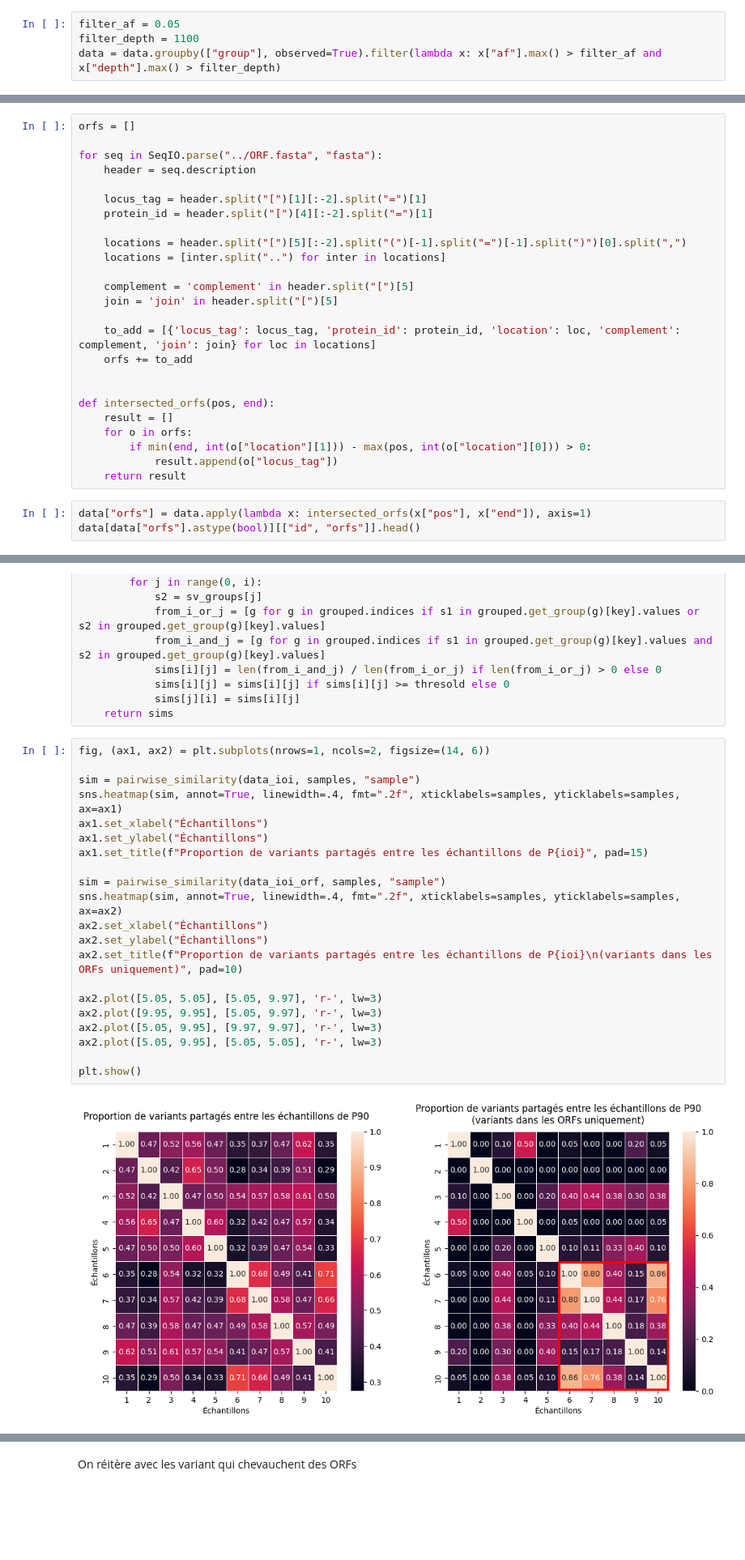
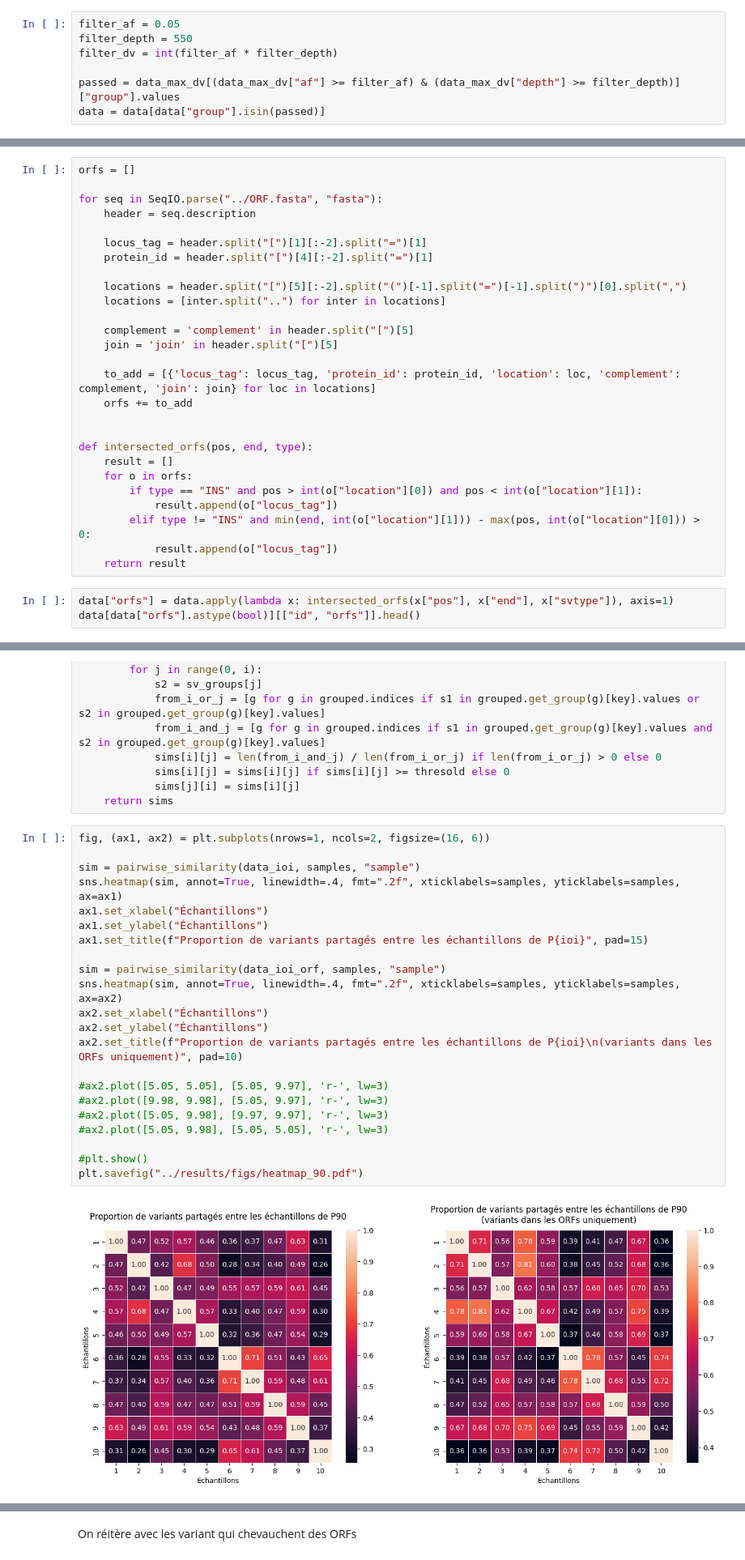
Before and after one commit to Tara-Guillorit/TP-BILL, a Jupyter notebook: src/analyse.ipynb, the cells around one changed output, grey strips where cells are left out. Shown at 81% size. Cells and saved outputs as stored; diff of their text form; blank space fills up the shorter version.

```diff
--- a/src/analyse.ipynb
+++ b/src/analyse.ipynb
@@ -153,9 +184,12 @@ plt.show()
 # %% [markdown]
 **Remarque :** On peut ci dessous choisir les filtres filter_af et filter_depth pour changer les seuils
-# %%
-filter_af = 0.05
-filter_depth = 1100
-data = data.groupby(["group"], observed=True).filter(lambda x: x["af"].max() > filter_af and x["depth"].max() > filter_depth)
+# %%
+filter_af = 0.05
+filter_depth = 550
+filter_dv = int(filter_af * filter_depth)
+
+passed = data_max_dv[(data_max_dv["af"] >= filter_af) & (data_max_dv["depth"] >= filter_depth)]["group"].values
+data = data[data["group"].isin(passed)]
 # %% [markdown]
 ## Repérer les outliers
 
@@ -275,14 +307,16 @@ for seq in SeqIO.parse("../ORF.fasta", "fasta"):
     orfs += to_add
 
 
-def intersected_orfs(pos, end):
+def intersected_orfs(pos, end, type):
     result = []
     for o in orfs:
-        if min(end, int(o["location"][1])) - max(pos, int(o["location"][0])) > 0:
+        if type == "INS" and pos > int(o["location"][0]) and pos < int(o["location"][1]):
+            result.append(o["locus_tag"])
+        elif type != "INS" and min(end, int(o["location"][1])) - max(pos, int(o["location"][0])) > 0:
             result.append(o["locus_tag"])
     return result
 # %%
-data["orfs"] = data.apply(lambda x: intersected_orfs(x["pos"], x["end"]), axis=1)
+data["orfs"] = data.apply(lambda x: intersected_orfs(x["pos"], x["end"], x["svtype"]), axis=1)
 data[data["orfs"].astype(bool)][["id", "orfs"]].head()
 # %% [output]
 |  | id | orfs |
@@ -495,28 +553,29 @@ def pairwise_similarity(sv, sv_groups, key, thresold=0):
             sims[j][i] = sims[i][j]
     return sims
 # %%
-fig, (ax1, ax2) = plt.subplots(nrows=1, ncols=2, figsize=(14, 6))
+fig, (ax1, ax2) = plt.subplots(nrows=1, ncols=2, figsize=(16, 6))
 
 sim = pairwise_similarity(data_ioi, samples, "sample")
 sns.heatmap(sim, annot=True, linewidth=.4, fmt=".2f", xticklabels=samples, yticklabels=samples, ax=ax1)
 ax1.set_xlabel("Échantillons")
 ax1.set_ylabel("Échantillons")
 ax1.set_title(f"Proportion de variants partagés entre les échantillons de P{ioi}", pad=15)
 
 sim = pairwise_similarity(data_ioi_orf, samples, "sample")
 sns.heatmap(sim, annot=True, linewidth=.4, fmt=".2f", xticklabels=samples, yticklabels=samples, ax=ax2)
 ax2.set_xlabel("Échantillons")
 ax2.set_ylabel("Échantillons")
 ax2.set_title(f"Proportion de variants partagés entre les échantillons de P{ioi}\n(variants dans les ORFs uniquement)", pad=10)
 
-ax2.plot([5.05, 5.05], [5.05, 9.97], 'r-', lw=3)
-ax2.plot([9.95, 9.95], [5.05, 9.97], 'r-', lw=3)
-ax2.plot([5.05, 9.95], [9.97, 9.97], 'r-', lw=3)
-ax2.plot([5.05, 9.95], [5.05, 5.05], 'r-', lw=3)
+#ax2.plot([5.05, 5.05], [5.05, 9.97], 'r-', lw=3)
+#ax2.plot([9.98, 9.98], [5.05, 9.97], 'r-', lw=3)
+#ax2.plot([5.05, 9.98], [9.97, 9.97], 'r-', lw=3)
+#ax2.plot([5.05, 9.98], [5.05, 5.05], 'r-', lw=3)
 
-plt.show()
+#plt.show()
+plt.savefig("../results/figs/heatmap_90.pdf")
 # %% [output]
-[figure, old version]
+[figure, new version]
 # %% [markdown]
 ## Recherche des variants discriminants
 
```
Also changed, not shown: parts of 19 cells of this notebook, 10 other files.
